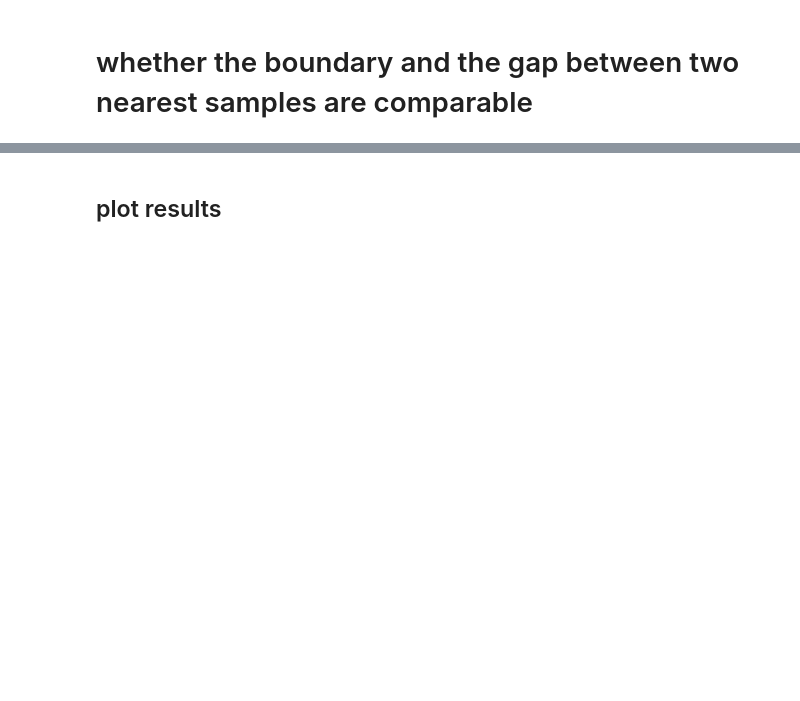
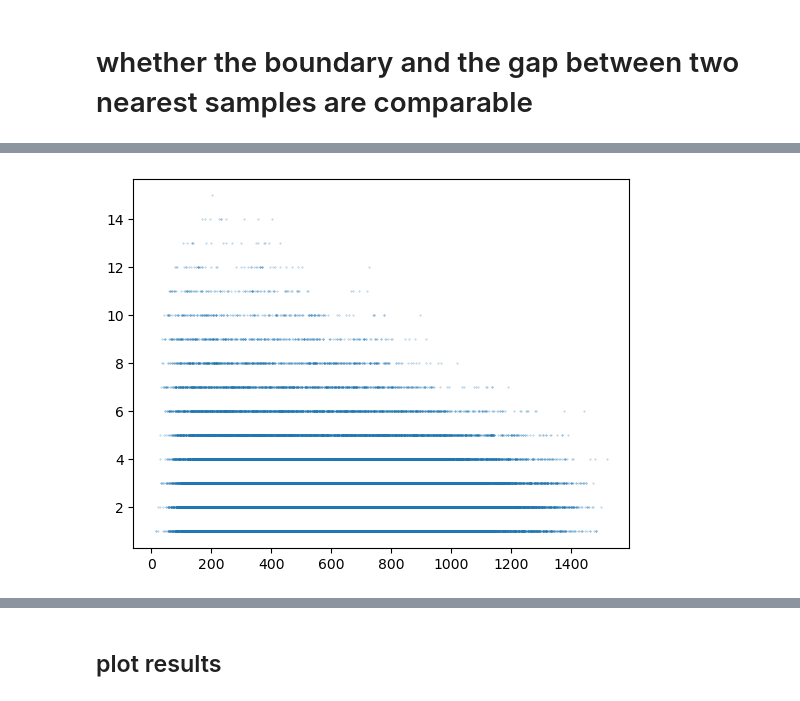
Before and after one commit to xianglinyang/GenVis, a Jupyter notebook: experiments/nas.ipynb, the cells around one changed output, grey strips where cells are left out. Saved outputs shown, nothing was run; the diff lists cells and outputs as text; code cells hidden in the pictures; blank space fills up the shorter version.

```diff
--- a/experiments/nas.ipynb
+++ b/experiments/nas.ipynb
@@ -413,0 +431,7 @@ m.mean()
+# %%
+nn = evaluator.eval_nn_train(I, 15)
+train_data = data_provider.train_representation(I)
+conf = data_provider.get_pred(I, train_data)
+from scipy.special import softmax
+conf = softmax(conf, axis=1)
+conf = conf.max(axis=1).squeeze()
@@ -413,0 +481,5 @@ m.mean()
+# %%
+plt.scatter(density, nn, s=0.1, alpha=0.5)
+plt.show()
+# %% [output]
+[figure, added]
```
Also changed, not shown: parts of 26 cells of this notebook.
